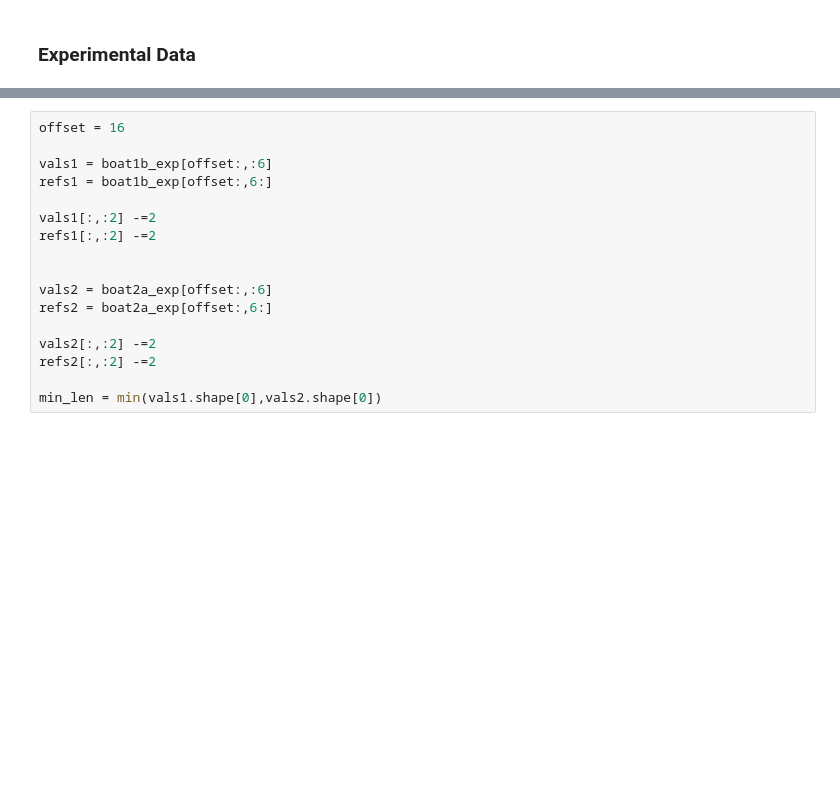
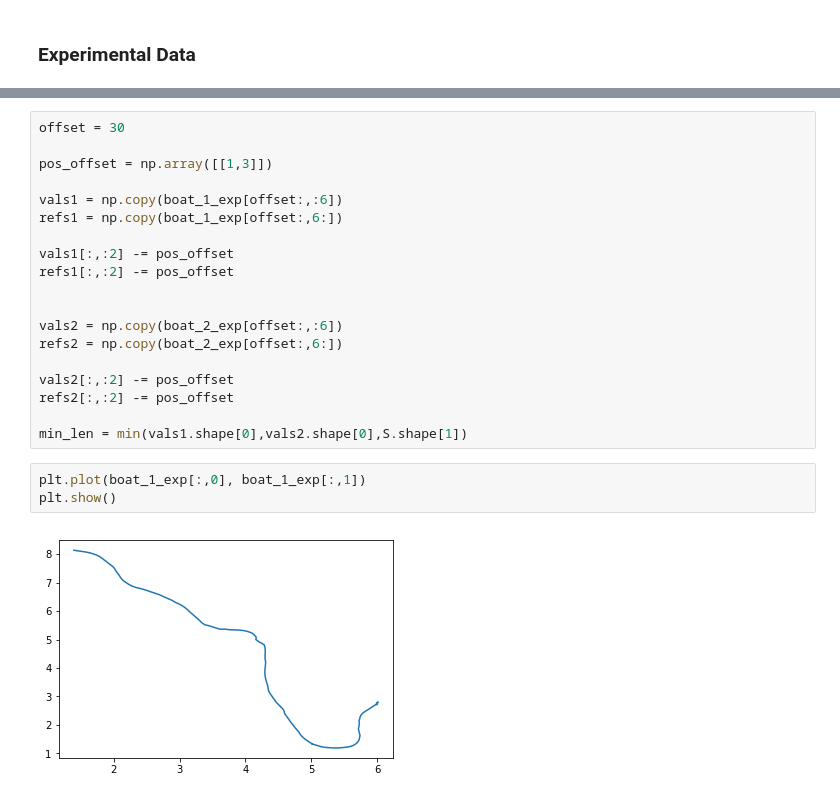
Before and after one commit to bgheneti/MultiboatTrajectoryOptimization, a Jupyter notebook: final_project_visualizations.ipynb, the cells around one changed output, grey strips where cells are left out. Cells and saved outputs as stored; diff of their text form; blank space fills up the shorter version.

```diff
--- a/final_project_visualizations.ipynb
+++ b/final_project_visualizations.ipynb
@@ -432,20 +444,27 @@ boat2a_exp = np.genfromtxt('results/BOAT_DANCE_LOG20190125_145146_numpy.csv',del
 # %%
-offset = 16
+offset = 30
 
-vals1 = boat1b_exp[offset:,:6]
-refs1 = boat1b_exp[offset:,6:]
+pos_offset = np.array([[1,3]])
 
-vals1[:,:2] -=2
-refs1[:,:2] -=2
+vals1 = np.copy(boat_1_exp[offset:,:6])
+refs1 = np.copy(boat_1_exp[offset:,6:])
+
+vals1[:,:2] -= pos_offset
+refs1[:,:2] -= pos_offset
 
 
-vals2 = boat2a_exp[offset:,:6]
-refs2 = boat2a_exp[offset:,6:]
+vals2 = np.copy(boat_2_exp[offset:,:6])
+refs2 = np.copy(boat_2_exp[offset:,6:])
 
-vals2[:,:2] -=2
-refs2[:,:2] -=2
+vals2[:,:2] -= pos_offset
+refs2[:,:2] -= pos_offset
 
-min_len = min(vals1.shape[0],vals2.shape[0])
+min_len = min(vals1.shape[0],vals2.shape[0],S.shape[1])
+# %%
+plt.plot(boat_1_exp[:,0], boat_1_exp[:,1])
+plt.show()
+# %% [output]
+[figure, added]
 # %%
 plot = plt.subplots(nrows=1,ncols=1, figsize=(16,16))
 
```
Also changed, not shown: parts of 7 cells of this notebook, 8 other files.
